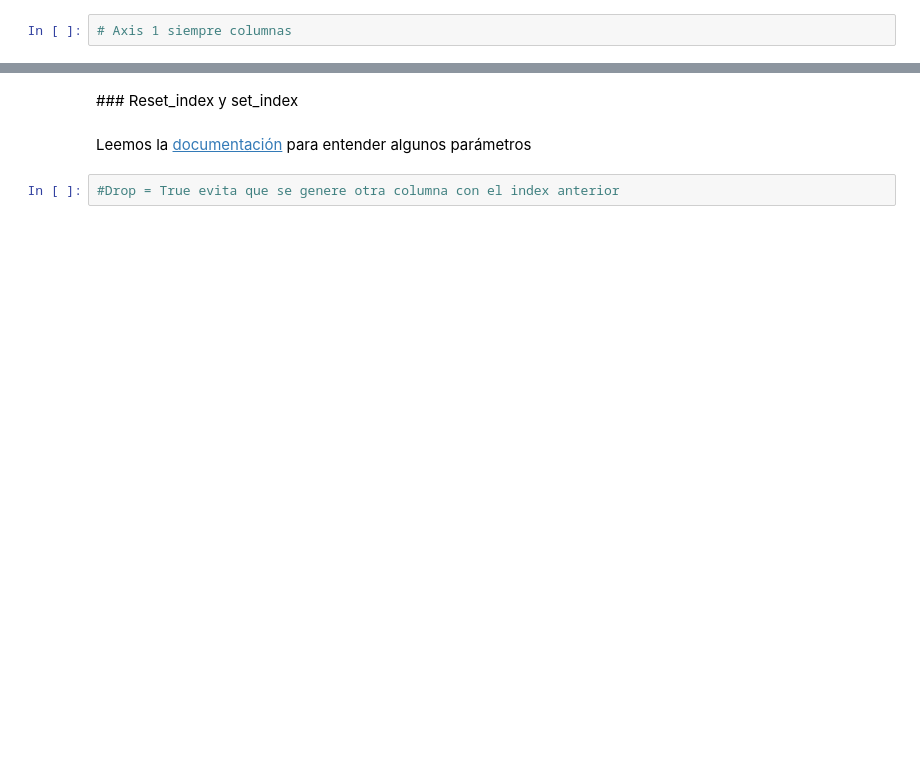
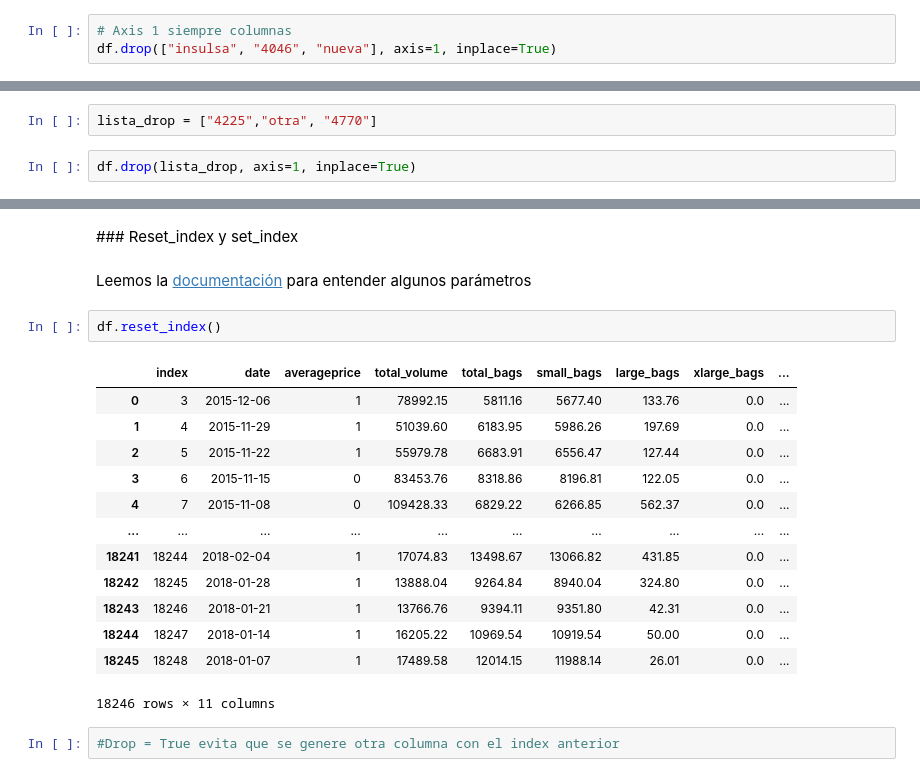
Before and after one commit to Ironhack-Data-Madrid-Octubre-2021/apuntes_clase, a Jupyter notebook: semana_02/3-pandas.ipynb, the cells around one changed output, grey strips where cells are left out. Saved outputs shown, nothing was run; the diff lists cells and outputs as text; blank space fills up the shorter version.

```diff
--- a/semana_02/3-pandas.ipynb
+++ b/semana_02/3-pandas.ipynb
@@ -310,3 +1043,4 @@ Requiere una lista con el mismo número de columnas
 ### Borramos columnas
 # %%
 # Axis 1 siempre columnas
+df.drop(["insulsa", "4046", "nueva"], axis=1, inplace=True)
@@ -312,0 +1056,4 @@ Requiere una lista con el mismo número de columnas
+# %%
+lista_drop = ["4225","otra", "4770"]
+# %%
+df.drop(lista_drop, axis=1, inplace=True)
@@ -321,5 +1097,21 @@ Las filas también se pueden eliminar. Ten en cuenta que los índices no se rein
 ### Reset_index y set_index
 # %% [markdown]
 Leemos la [documentación](https://pandas.pydata.org/pandas-docs/stable/reference/api/pandas.DataFrame.reset_index.html) para entender algunos parámetros
+# %%
+df.reset_index()
+# %% [output]
+|  | index | date | averageprice | total_volume | total_bags | small_bags | large_bags | xlarge_bags | ... |
+| 0 | 3 | 2015-12-06 | 1 | 78992.15 | 5811.16 | 5677.40 | 133.76 | 0.0 | ... |
+| 1 | 4 | 2015-11-29 | 1 | 51039.60 | 6183.95 | 5986.26 | 197.69 | 0.0 | ... |
+| 2 | 5 | 2015-11-22 | 1 | 55979.78 | 6683.91 | 6556.47 | 127.44 | 0.0 | ... |
+| 3 | 6 | 2015-11-15 | 0 | 83453.76 | 8318.86 | 8196.81 | 122.05 | 0.0 | ... |
+| 4 | 7 | 2015-11-08 | 0 | 109428.33 | 6829.22 | 6266.85 | 562.37 | 0.0 | ... |
+| ... | ... | ... | ... | ... | ... | ... | ... | ... | ... |
+| 18241 | 18244 | 2018-02-04 | 1 | 17074.83 | 13498.67 | 13066.82 | 431.85 | 0.0 | ... |
+| 18242 | 18245 | 2018-01-28 | 1 | 13888.04 | 9264.84 | 8940.04 | 324.80 | 0.0 | ... |
+| 18243 | 18246 | 2018-01-21 | 1 | 13766.76 | 9394.11 | 9351.80 | 42.31 | 0.0 | ... |
+| 18244 | 18247 | 2018-01-14 | 1 | 16205.22 | 10969.54 | 10919.54 | 50.00 | 0.0 | ... |
+| 18245 | 18248 | 2018-01-07 | 1 | 17489.58 | 12014.15 | 11988.14 | 26.01 | 0.0 | ... |
+18246 rows × 11 columns
 # %%
 #Drop = True evita que se genere otra columna con el index anterior
```
Also changed, not shown: parts of 184 cells of this notebook.
